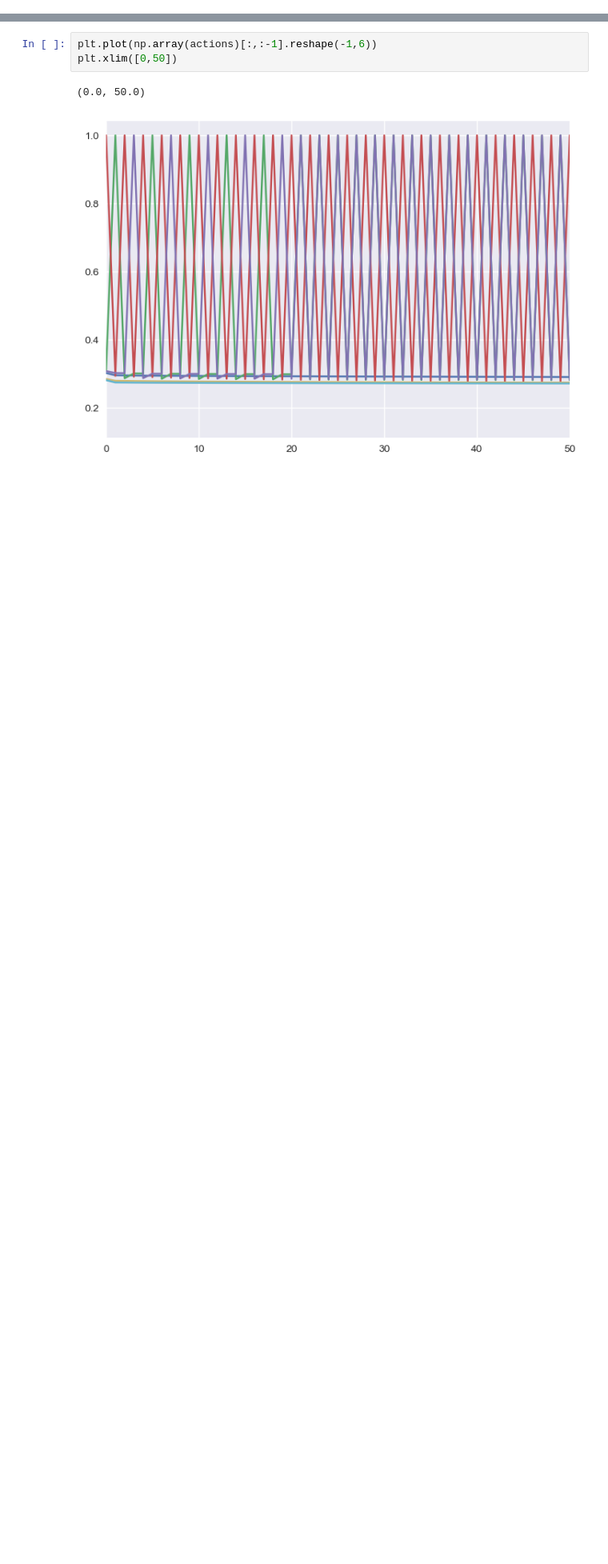
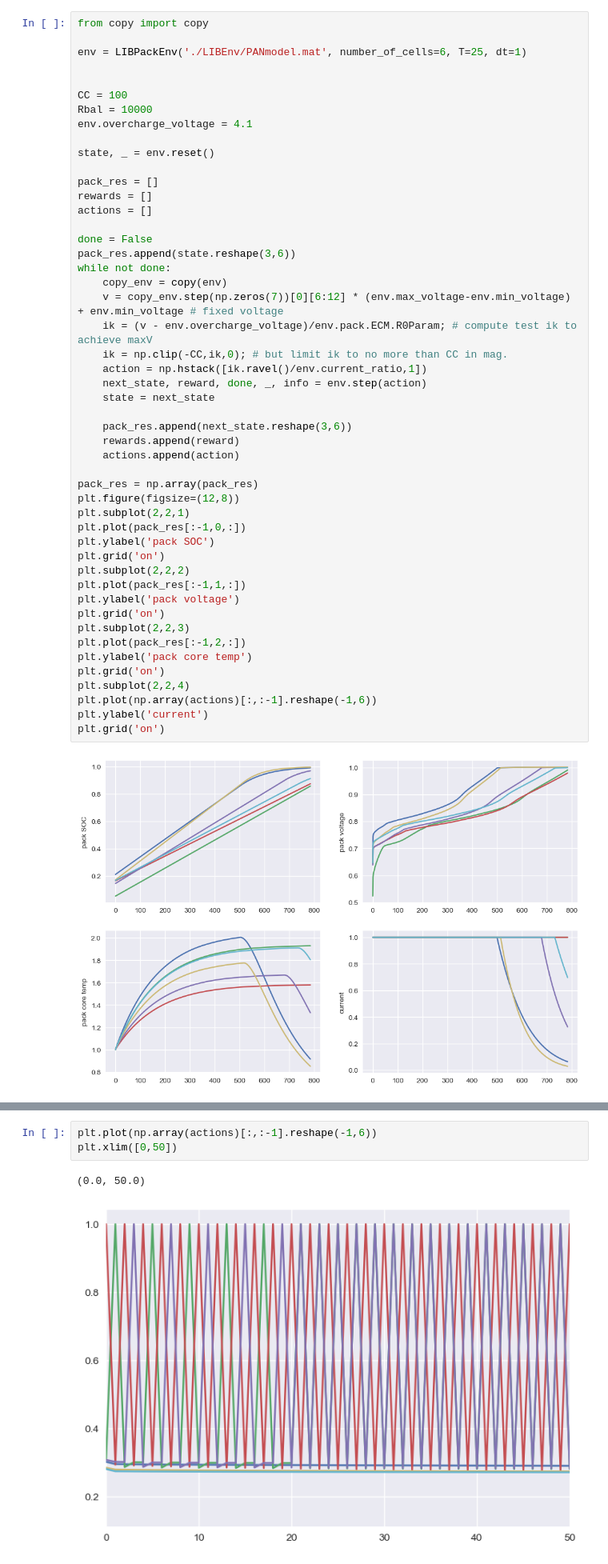
Before and after one commit to amirhosseinh77/Battery-Charging-DRL, a Jupyter notebook: LIB_Passive.ipynb, the cells around one changed output, grey strips where cells are left out. Shown at 80% size. Cells and saved outputs as stored; diff of their text form; blank space fills up the shorter version.

```diff
--- a/LIB_Passive.ipynb
+++ b/LIB_Passive.ipynb
@@ -71,0 +41,51 @@ array([  0.     , 342.95325, 364.67538, 344.9082 , 366.07272, 353.4201 ],
+# %%
+from copy import copy
+
+env = LIBPackEnv('./LIBEnv/PANmodel.mat', number_of_cells=6, T=25, dt=1)
+
+
+CC = 100
+Rbal = 10000
+env.overcharge_voltage = 4.1
+
+state, _ = env.reset()
+
+pack_res = []
+rewards = []
+actions = []
+
+done = False
+pack_res.append(state.reshape(3,6))
+while not done:
+    copy_env = copy(env)
+    v = copy_env.step(np.zeros(7))[0][6:12] * (env.max_voltage-env.min_voltage) + env.min_voltage # fixed voltage
+    ik = (v - env.overcharge_voltage)/env.pack.ECM.R0Param; # compute test ik to achieve maxV
+    ik = np.clip(-CC,ik,0); # but limit ik to no more than CC in mag.
+    action = np.hstack([ik.ravel()/env.current_ratio,1])
+    next_state, reward, done, _, info = env.step(action)
+    state = next_state
+
+    pack_res.append(next_state.reshape(3,6))
+    rewards.append(reward)
+    actions.append(action)
+
+pack_res = np.array(pack_res)
+plt.figure(figsize=(12,8))
+plt.subplot(2,2,1)
+plt.plot(pack_res[:-1,0,:])
+plt.ylabel('pack SOC')
+plt.grid('on')
+plt.subplot(2,2,2)
+plt.plot(pack_res[:-1,1,:])
+plt.ylabel('pack voltage')
+plt.grid('on')
+plt.subplot(2,2,3)
+plt.plot(pack_res[:-1,2,:])
+plt.ylabel('pack core temp')
+plt.grid('on')
+plt.subplot(2,2,4)
+plt.plot(np.array(actions)[:,:-1].reshape(-1,6))
+plt.ylabel('current')
+plt.grid('on')
+# %% [output]
+[figure, added]
```
Also changed, not shown: parts of 13 cells of this notebook, 2 other files.
